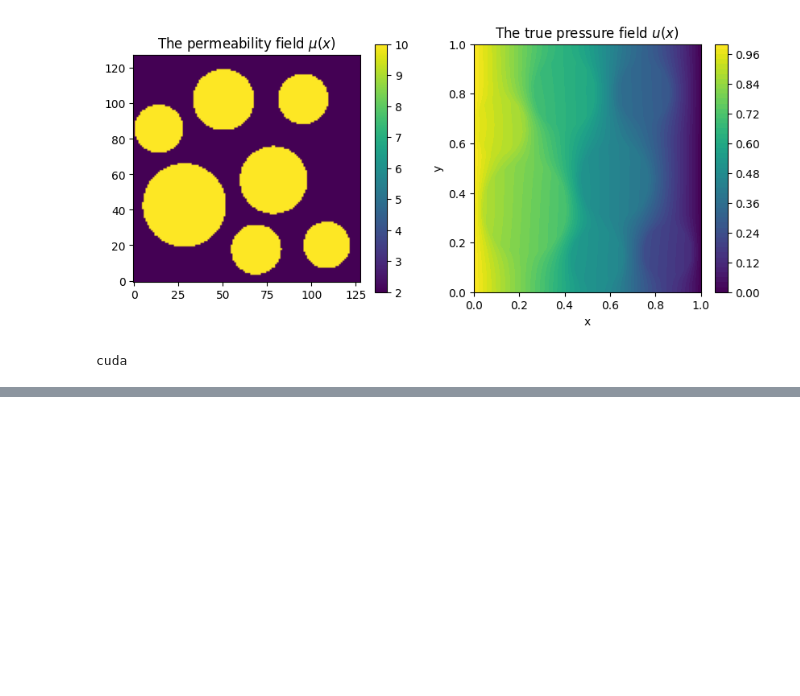
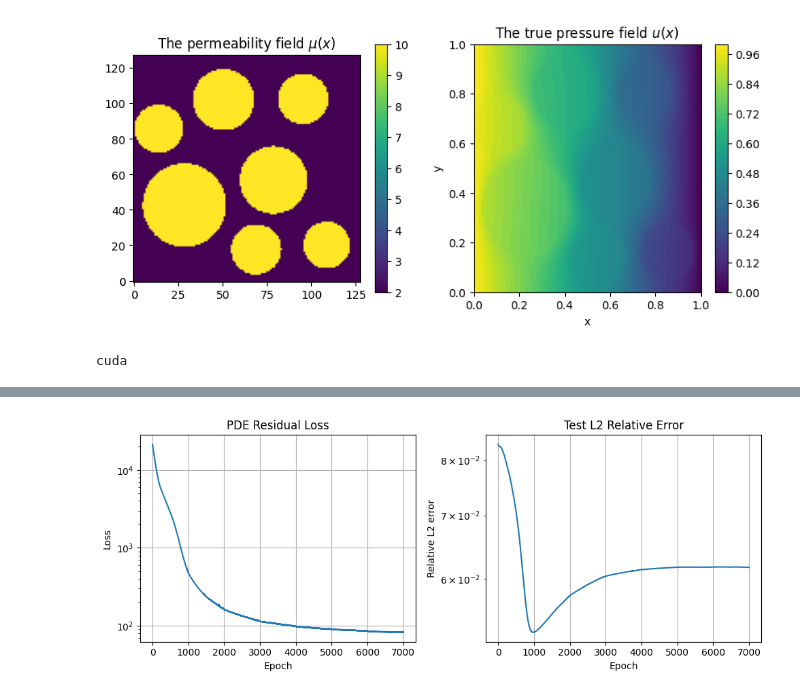
Before and after one commit to sourav0208/Pressure-Field-in-2D-Heterogeneous-Porous-Media, a Jupyter notebook: Problem_B.ipynb, the cells around one changed output, grey strips where cells are left out. Saved outputs shown, nothing was run; the diff lists cells and outputs as text; code cells hidden in the pictures; blank space fills up the shorter version.

```diff
--- a/Problem_B.ipynb
+++ b/Problem_B.ipynb
@@ -364,3 +418,21 @@ scheduler = torch.optim.lr_scheduler.StepLR(optimizer, step_size=np.int32(epochs
+# %%
+config = {
+    "N_mesh": N_mesh,
+    "epochs": epochs,
+    "learning_rate": lr,
+    "modes1": mode1,
+    "modes2": mode2,
+    "hidden_list": hidden_list,
+    "lambda_r": LAMBDA_R,
+    "lambda_d": LAMBDA_D,
+    "optimizer": "Adam",
+    "scheduler": str(scheduler),
+    "problem": "PINO for pressure_field",
+    "mu_values": [2, 10],
+}
+
+with open(exp_dir / "config.json", "w") as f:
+    json.dump(config, f, indent=4)
 # %%
 loss_list, error_list = [], []
 t0 = time.time()
@@ -407,0 +652,28 @@ Total training time: 10.7s
+# %%
+error_array = np.array(error_list)
+loss_array = np.array(loss_list)
+
+best_epoch = int(np.argmin(error_array))
+best_error = error_array[best_epoch]
+
+fig, axs = plt.subplots(1, 2, figsize=(10, 4))
+
+axs[0].semilogy(loss_list)
+axs[0].set_title("PDE Residual Loss")
+axs[0].set_xlabel("Epoch")
+axs[0].set_ylabel("Loss")
+axs[0].grid(True)
+
+axs[1].semilogy(error_list)
+axs[1].set_title("Test L2 Relative Error")
+axs[1].set_xlabel("Epoch")
+axs[1].set_ylabel("Relative L2 error")
+axs[1].grid(True)
+
+plt.tight_layout()
+
+fig.savefig(exp_dir / "figures" / "training_curves.png", dpi=300, bbox_inches="tight")
+
+plt.show()
+# %% [output]
+[figure, added]
```
Also changed, not shown: parts of 15 cells of this notebook, 45 other files.
